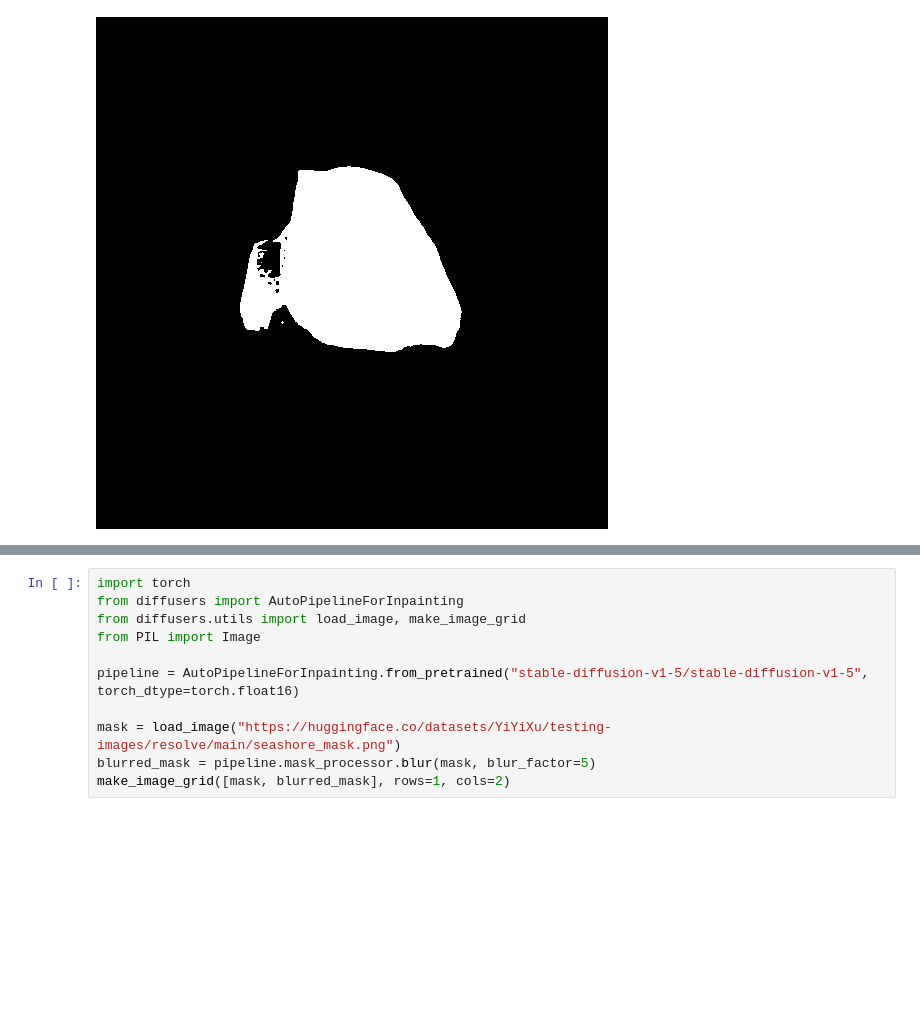
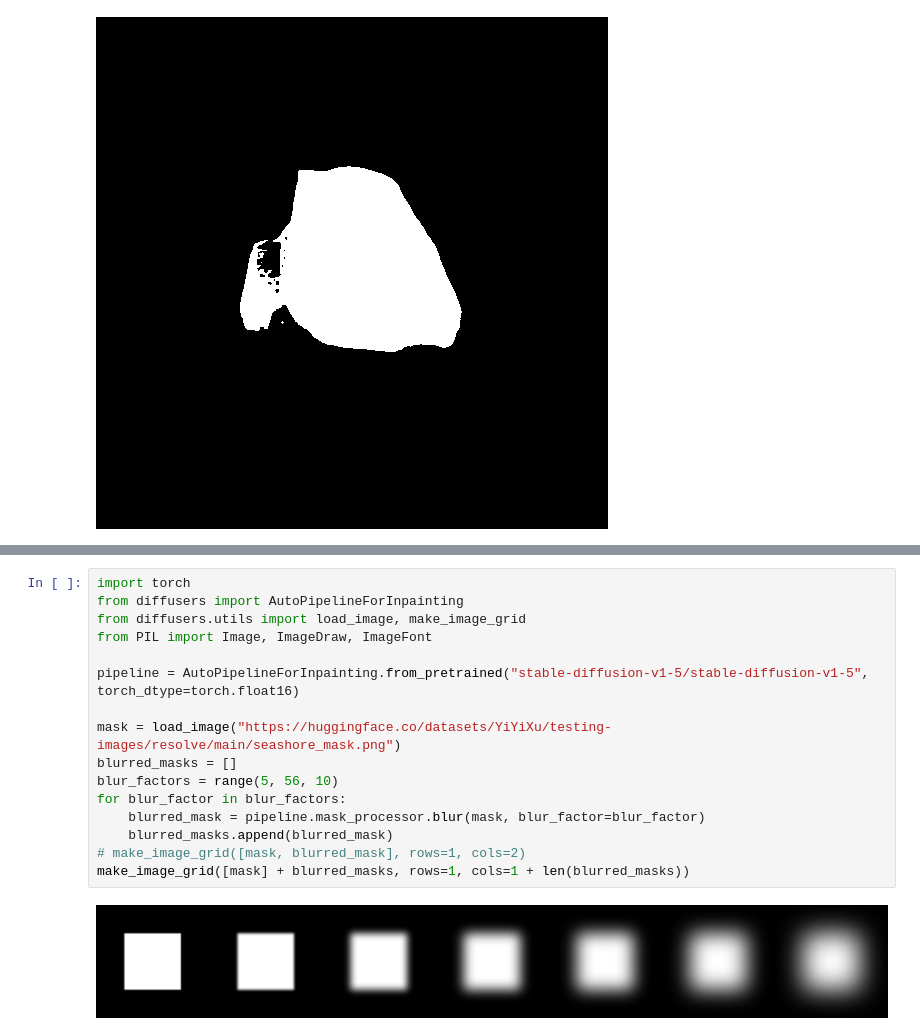
Before and after one commit to MatinTavakoli/HuggingFace, a Jupyter notebook: diffusers/inpainting/inpainting.ipynb, the cells around one changed output, grey strips where cells are left out. Cells and saved outputs as stored; diff of their text form; blank space fills up the shorter version.

Commit message:
added range of blurs

```diff
--- a/diffusers/inpainting/inpainting.ipynb
+++ b/diffusers/inpainting/inpainting.ipynb
@@ -23,11 +29,18 @@ make_image_grid([init_image, mask_image, image], rows=1, cols=3)
 # %%
 import torch
 from diffusers import AutoPipelineForInpainting
 from diffusers.utils import load_image, make_image_grid
-from PIL import Image
+from PIL import Image, ImageDraw, ImageFont
 
 pipeline = AutoPipelineForInpainting.from_pretrained("stable-diffusion-v1-5/stable-diffusion-v1-5", torch_dtype=torch.float16)
 
 mask = load_image("https://huggingface.co/datasets/YiYiXu/testing-images/resolve/main/seashore_mask.png")
-blurred_mask = pipeline.mask_processor.blur(mask, blur_factor=5)
-make_image_grid([mask, blurred_mask], rows=1, cols=2)
+blurred_masks = []
+blur_factors = range(5, 56, 10)
+for blur_factor in blur_factors:
+    blurred_mask = pipeline.mask_processor.blur(mask, blur_factor=blur_factor)
+    blurred_masks.append(blurred_mask)
+# make_image_grid([mask, blurred_mask], rows=1, cols=2)
+make_image_grid([mask] + blurred_masks, rows=1, cols=1 + len(blurred_masks))
+# %% [output]
+[figure, added]
```
Also changed, not shown: parts of 3 cells of this notebook.
